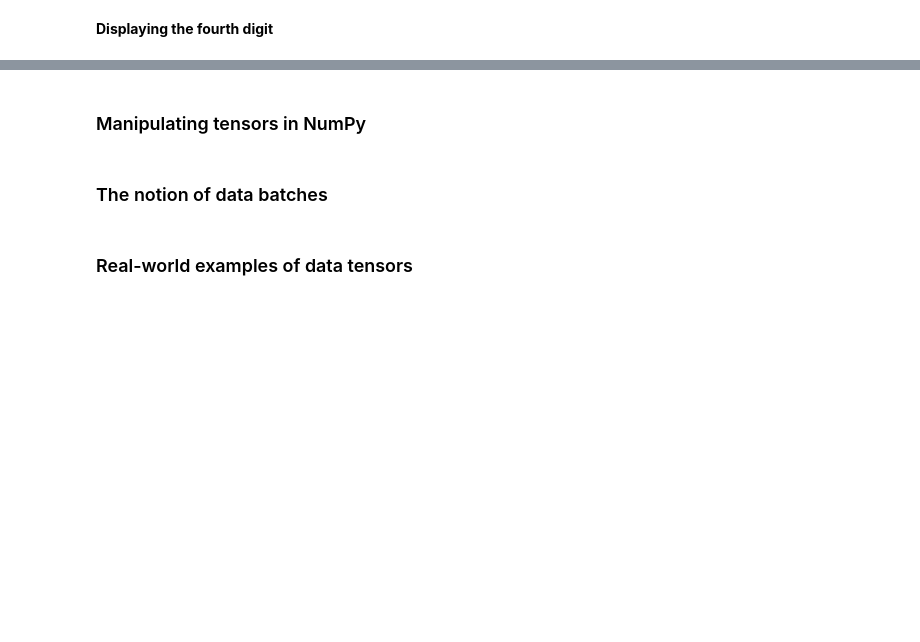
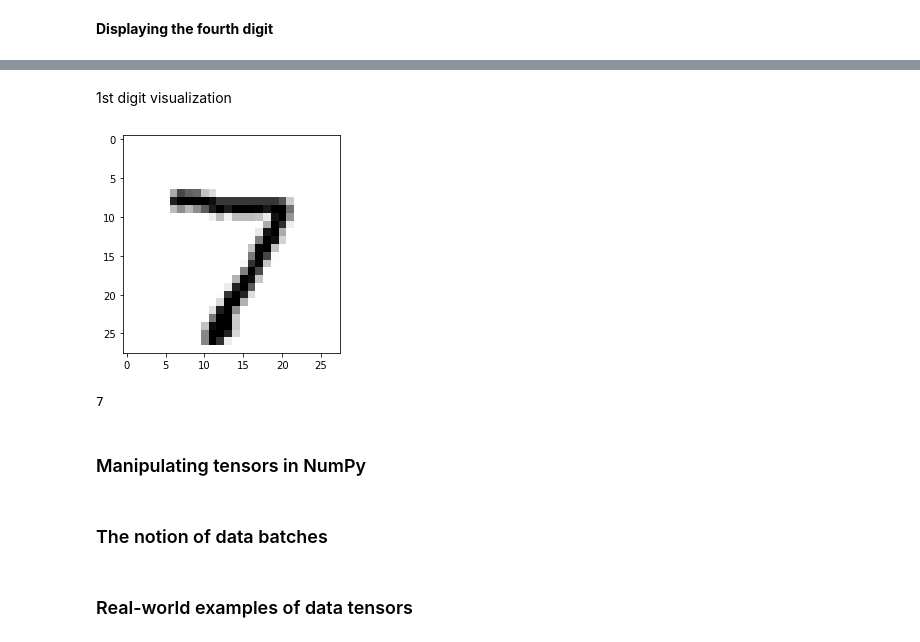
Before and after one commit to SJin765/class_AI4dl, a Jupyter notebook: class_AI4dl/week[1-16]/week2/chapter02_exercise.ipynb, the cells around one changed output, grey strips where cells are left out. Drawn from its saved outputs; the diff is of its cells as text; code cells hidden in the pictures; blank space fills up the shorter version.

```diff
--- a/class_AI4dl/week[1-16]/week2/chapter02_exercise.ipynb
+++ b/class_AI4dl/week[1-16]/week2/chapter02_exercise.ipynb
@@ -145,3 +201,15 @@ train_labels[4]
+# %% [markdown]
+1st digit visualization
+# %%
+import matplotlib.pyplot as plt
+plt.imshow(test_images[0], cmap=plt.cm.binary)
+plt.show()
+# %% [output]
+[figure, added]
+# %%
+test_labels[0]
+# %% [output]
+7
 # %% [markdown]
 ### Manipulating tensors in NumPy
 # %%
```
Also changed, not shown: parts of 30 cells of this notebook.
